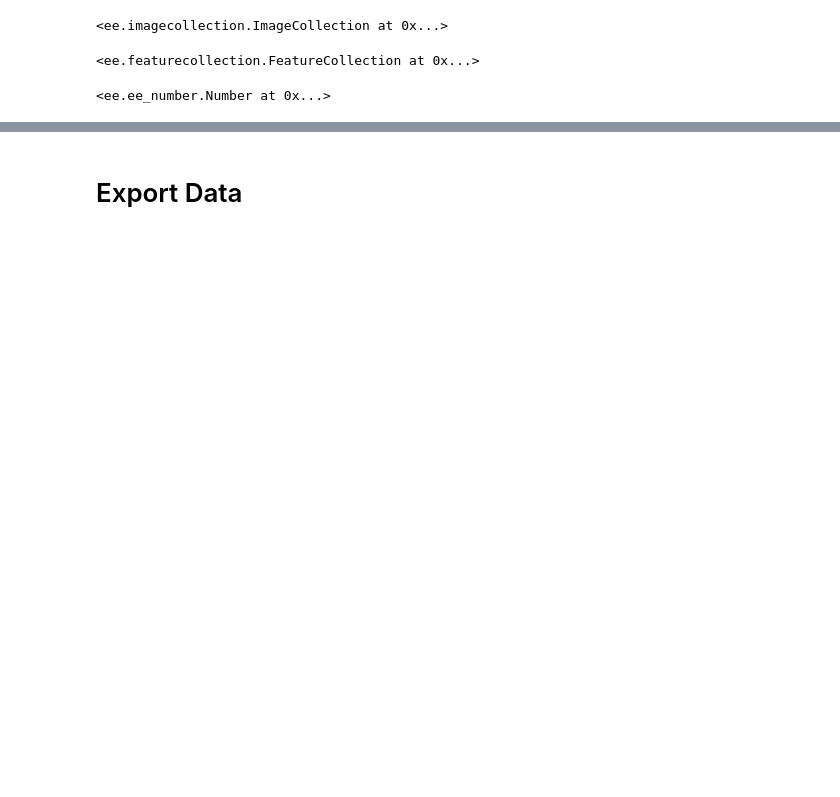
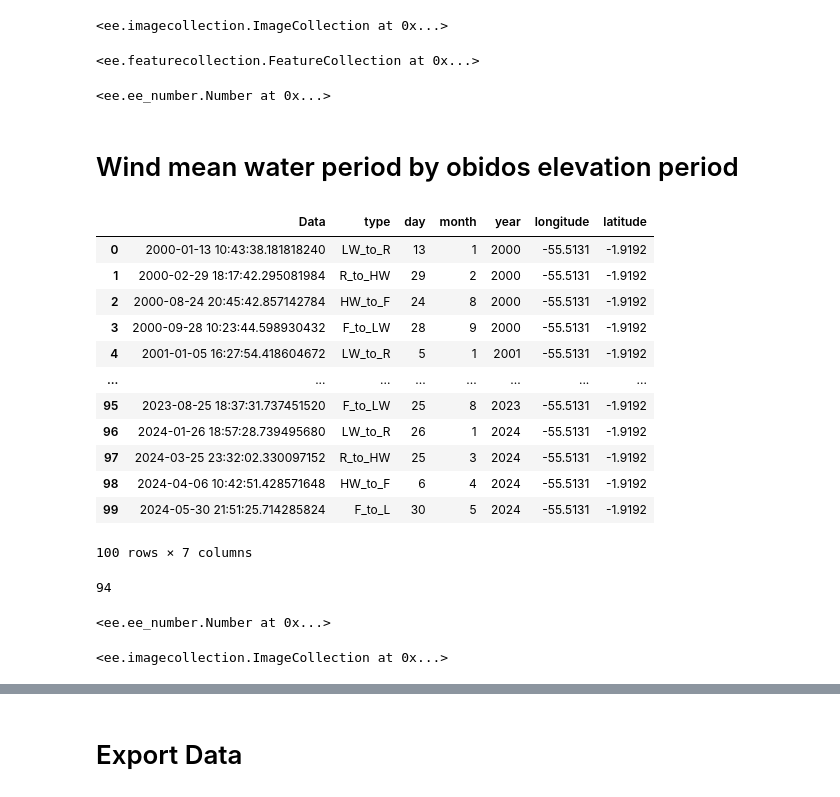
Before and after one commit to larissavaladao/py6s_harmonize_sample, a Jupyter notebook: 5. parameters_by_period/6.wind_time_series.ipynb, the cells around one changed output, grey strips where cells are left out. Cells and saved outputs as stored; diff of their text form; code cells hidden in the pictures; blank space fills up the shorter version.

Commit message:
inclusão de agregação de dados por periodo definido por cotas

```diff
--- a/5. parameters_by_period/6.wind_time_series.ipynb
+++ b/5. parameters_by_period/6.wind_time_series.ipynb
@@ -111,3 +115,46 @@ mean_watershed_wind.limit(2)
 mean_watershed_wind.size()
 # %% [output]
 <ee.ee_number.Number at 0x...>
+# %% [markdown]
+# Wind mean water period by obidos elevation period
+# %%
+#import period dates
+df_period_limits = pd.read_csv('/content/drive/MyDrive/CURUAI_PROCESS/water_period_limits.csv').drop(columns=['Unnamed: 0'])
+# df_period_limits['Data'] = pd.to_datetime(df_period_limits['Data'])
+df_period_limits
+# %% [output]
+|  | Data | type | day | month | year | longitude | latitude |
+| 0 | 2000-01-13 10:43:38.181818240 | LW_to_R | 13 | 1 | 2000 | -55.5131 | -1.9192 |
+| 1 | 2000-02-29 18:17:42.295081984 | R_to_HW | 29 | 2 | 2000 | -55.5131 | -1.9192 |
+| 2 | 2000-08-24 20:45:42.857142784 | HW_to_F | 24 | 8 | 2000 | -55.5131 | -1.9192 |
+| 3 | 2000-09-28 10:23:44.598930432 | F_to_LW | 28 | 9 | 2000 | -55.5131 | -1.9192 |
+| 4 | 2001-01-05 16:27:54.418604672 | LW_to_R | 5 | 1 | 2001 | -55.5131 | -1.9192 |
+| ... | ... | ... | ... | ... | ... | ... | ... |
+| 95 | 2023-08-25 18:37:31.737451520 | F_to_LW | 25 | 8 | 2023 | -55.5131 | -1.9192 |
+| 96 | 2024-01-26 18:57:28.739495680 | LW_to_R | 26 | 1 | 2024 | -55.5131 | -1.9192 |
+| 97 | 2024-03-25 23:32:02.330097152 | R_to_HW | 25 | 3 | 2024 | -55.5131 | -1.9192 |
+| 98 | 2024-04-06 10:42:51.428571648 | HW_to_F | 6 | 4 | 2024 | -55.5131 | -1.9192 |
+| 99 | 2024-05-30 21:51:25.714285824 | F_to_L | 30 | 5 | 2024 | -55.5131 | -1.9192 |
+100 rows × 7 columns
+# %%
+list_images = []
+for i in range(0,len(df_period_limits)-1):
+  # print(df_period_limits['Data'][i][0:10])
+  # print(df_period_limits['Data'][i+1][0:10])
+
+  image = (wind_col.filter(ee.Filter.date(df_period_limits['Data'][i][0:10],df_period_limits['Data'][i+1][0:10]))
+              .mean())
+  if int(image.bandNames().length().getInfo()) > 0:
+    list_images.append(image
+              .set('year', str(df_period_limits['year'][i]))
+              .set('month_init', str(df_period_limits['month'][i]))
+              .set('month_end', str(df_period_limits['month'][i+1]))
+              .set('system:time_start', ee.Date.parse('yyyy-MM-dd',str(df_period_limits['Data'][i][0:10])))
+              .set('time_start', str(df_period_limits['Data'][i][0:10]))
+              .set('time_finish', str(df_period_limits['Data'][i+1][0:10])))
+
+
+
+len(list_images)
+# %% [output]
+94
@@ -113,0 +169,9 @@ mean_watershed_wind.size()
+# %%
+period_mosaics =  ee.ImageCollection.fromImages(ee.List(list_images))
+period_mosaics.size()
+# %% [output]
+<ee.ee_number.Number at 0x...>
+# %%
+period_mosaics.limit(2)
+# %% [output]
+<ee.imagecollection.ImageCollection at 0x...>
```
Also changed, not shown: parts of 12 cells of this notebook.
